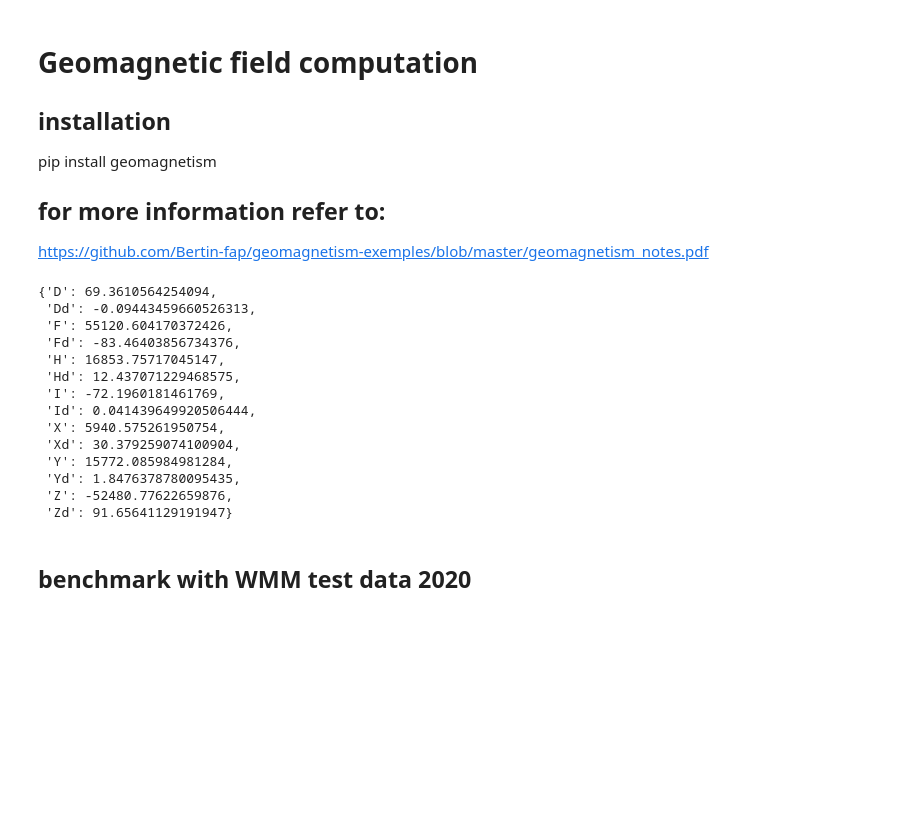
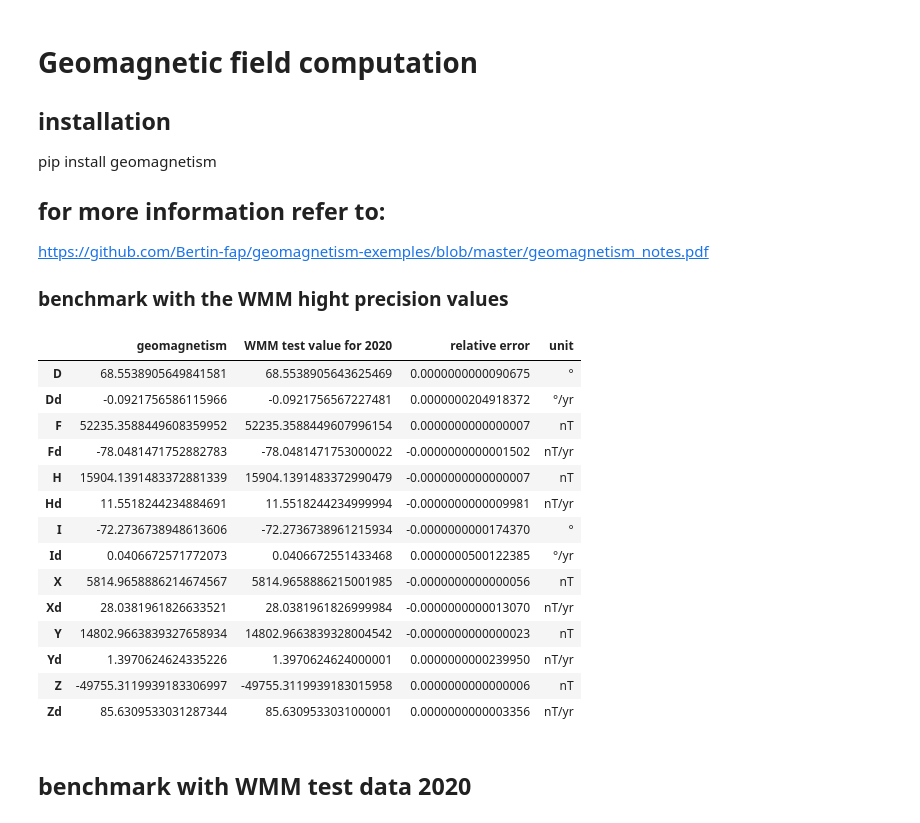
Before and after one commit to Bertin-fap/geomagnetism-exemples, a Jupyter notebook: GEOMAGNETISM_GITHUB.ipynb, the cells around one changed output. Drawn from its saved outputs; the diff is of its cells as text; code cells hidden in the pictures; blank space fills up the shorter version.

```diff
--- a/GEOMAGNETISM_GITHUB.ipynb
+++ b/GEOMAGNETISM_GITHUB.ipynb
@@ -5,32 +5,50 @@ pip install geomagnetism
 
 ## for more information refer to:
 https://github.com/Bertin-fap/geomagnetism-exemples/blob/master/geomagnetism_notes.pdf
+
+### benchmark with the WMM hight precision values
-# %%
-import geomagnetism as geo
-from pprint import pprint
-height= 0.0
-colatitude= 170.0
-longitude= 240.0
-Date={"mode":"dec","year":2020.0}
-
-result = geo.B_components(longitude,colatitude,height,Date,referential="geodetic",
-                                   file="WMM_2020.COF", SV=True)
-pprint(result)
-# %% [output]
-{'D': 69.3610564254094,
- 'Dd': -0.09443459660526313,
- 'F': 55120.604170372426,
- 'Fd': -83.46403856734376,
- 'H': 16853.75717045147,
- 'Hd': 12.437071229468575,
- 'I': -72.1960181461769,
- 'Id': 0.041439649920506444,
- 'X': 5940.575261950754,
- 'Xd': 30.379259074100904,
- 'Y': 15772.085984981284,
- 'Yd': 1.8476378780095435,
- 'Z': -52480.77622659876,
- 'Zd': 91.65641129191947}
+# %%
+import geomagnetism as geo
+import numpy as np
+from pprint import pprint
+height= 100_000.0
+colatitude= 170.0
+longitude= 240.0
+Date={"mode":"dec","year":2022.5}
+
+result = geo.B_components(longitude,colatitude,height,Date,referential="geodetic",
+                                   file="WMM_2020.COF", SV=True)
+
+df = pd.read_csv(r'C:\my_modules_Python\geomagnetism\geomagnetism\WMM_hight_precision.txt',
+                        header=None,skiprows=12)
+
+WMM = {v[0][0:2].strip():v[1] for v in df.to_numpy()}
+for key in WMM.keys():
+    if key in ['D','I','Dd','Id']:WMM[key]=WMM[key]*180/np.pi
+WMM = dict(sorted(WMM.items(), key=lambda item: item[0]))
+result = dict(sorted(result.items(), key=lambda item: item[0]))
+df = pd.DataFrame.from_dict(dict(zip(result.keys(),list(zip(result.values(),WMM.values())))),
+                            orient='index',columns = ["geomagnetism","WMM test value for 2020"])
+df["relative error"]=(df["geomagnetism"]-df["WMM test value for 2020"])/df["WMM test value for 2020"]
+pd.set_option("display.precision", 16)
+df['unit']=['°','°/yr','nT','nT/yr','nT','nT/yr','°','°/yr','nT','nT/yr','nT','nT/yr','nT','nT/yr']
+df.head(15)
+# %% [output]
+|  | geomagnetism | WMM test value for 2020 | relative error | unit |
+| D | 68.5538905649841581 | 68.5538905643625469 | 0.0000000000090675 | ° |
+| Dd | -0.0921756586115966 | -0.0921756567227481 | 0.0000000204918372 | °/yr |
+| F | 52235.3588449608359952 | 52235.3588449607996154 | 0.0000000000000007 | nT |
+| Fd | -78.0481471752882783 | -78.0481471753000022 | -0.0000000000001502 | nT/yr |
+| H | 15904.1391483372881339 | 15904.1391483372990479 | -0.0000000000000007 | nT |
+| Hd | 11.5518244234884691 | 11.5518244234999994 | -0.0000000000009981 | nT/yr |
+| I | -72.2736738948613606 | -72.2736738961215934 | -0.0000000000174370 | ° |
+| Id | 0.0406672571772073 | 0.0406672551433468 | 0.0000000500122385 | °/yr |
+| X | 5814.9658886214674567 | 5814.9658886215001985 | -0.0000000000000056 | nT |
+| Xd | 28.0381961826633521 | 28.0381961826999984 | -0.0000000000013070 | nT/yr |
+| Y | 14802.9663839327658934 | 14802.9663839328004542 | -0.0000000000000023 | nT |
+| Yd | 1.3970624624335226 | 1.3970624624000001 | 0.0000000000239950 | nT/yr |
+| Z | -49755.3119939183306997 | -49755.3119939183015958 | 0.0000000000000006 | nT |
+| Zd | 85.6309533031287344 | 85.6309533031000001 | 0.0000000000003356 | nT/yr |
 # %% [markdown]
 ## benchmark with WMM test data 2020
 # %%
```
Also changed, not shown: parts of 3 cells of this notebook.
